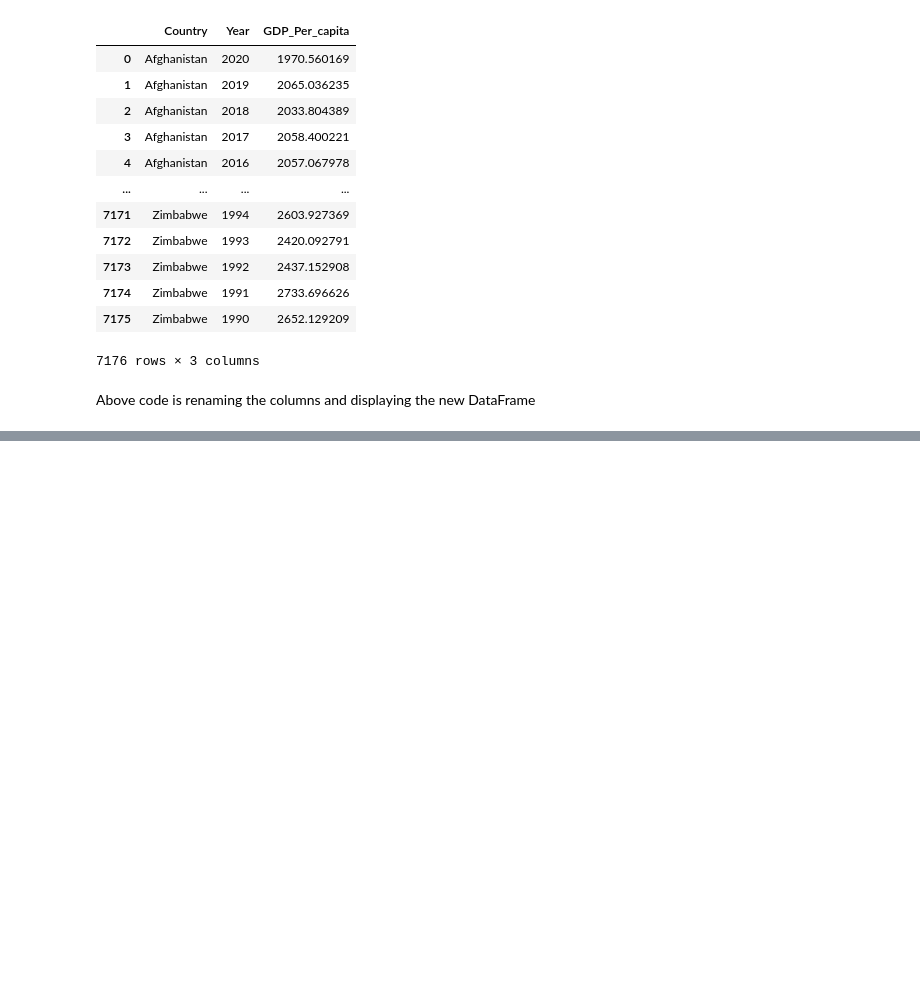
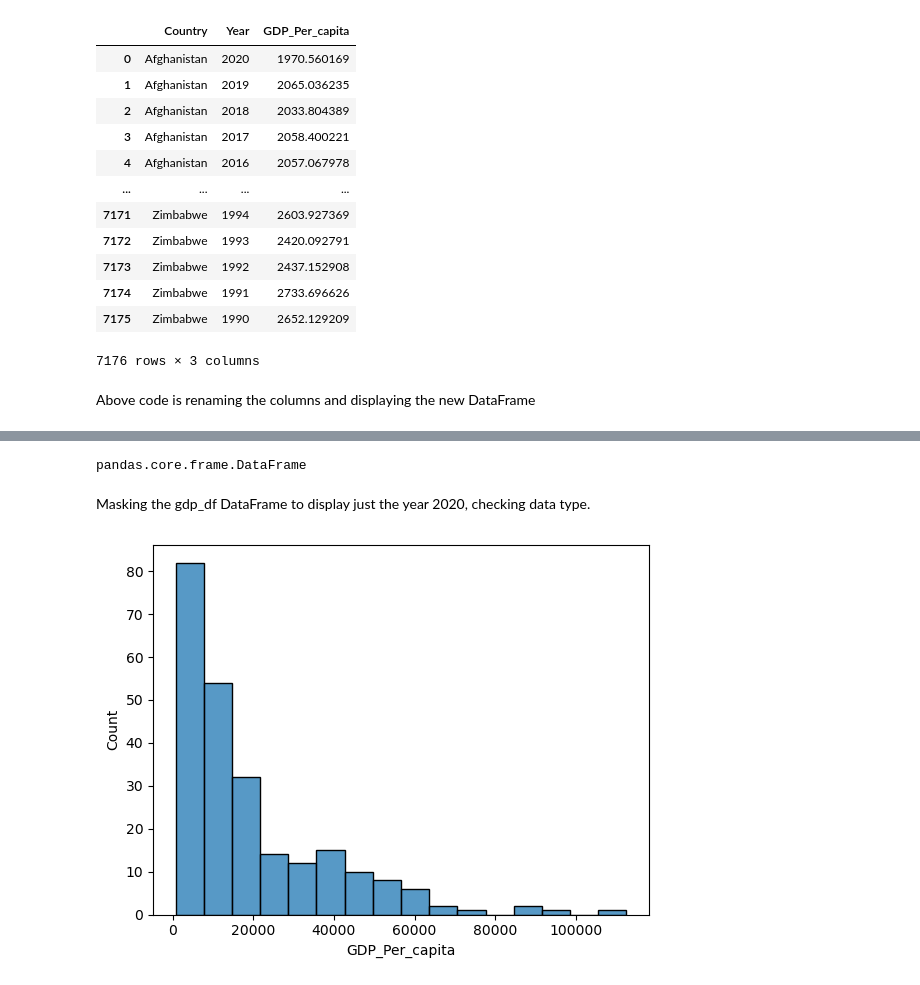
Before and after one commit to NSS-Full-Time-Data-Analytics-9/gdp_and_internet_usage-WilliamPrunty, a Jupyter notebook: notebooks/gdp_and_internet_usage_williamp.ipynb, the cells around one changed output, grey strips where cells are left out. Cells and saved outputs as stored; diff of their text form; code cells hidden in the pictures; blank space fills up the shorter version.

```diff
--- a/notebooks/gdp_and_internet_usage_williamp.ipynb
+++ b/notebooks/gdp_and_internet_usage_williamp.ipynb
@@ -83,0 +131,2 @@ Above code creates a set of all unique years in the DataFrame.
+# %%
+mask_2020 = gdp_df['Year'] == 2020
@@ -83,0 +135,3 @@ Above code creates a set of all unique years in the DataFrame.
+# %%
+gdp2020_df = gdp_df[mask_2020]
+gdp2020_df
@@ -83,0 +152,11 @@ Above code creates a set of all unique years in the DataFrame.
+# %%
+type(gdp2020_df)
+# %% [output]
+pandas.core.frame.DataFrame
+# %% [markdown]
+Masking the gdp_df DataFrame to display just the year 2020, checking data type.
+# %%
+sns.histplot(data=gdp2020_df, x="GDP_Per_capita")
+plt.show()
+# %% [output]
+[figure, added]
```
Also changed, not shown: parts of 35 cells of this notebook.
